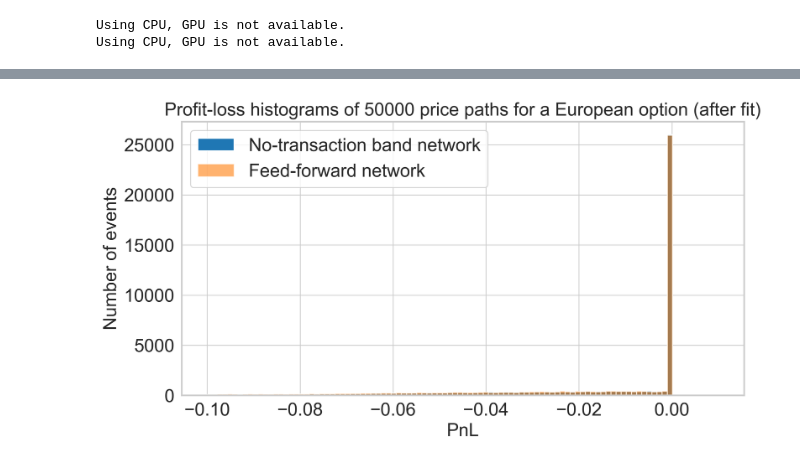
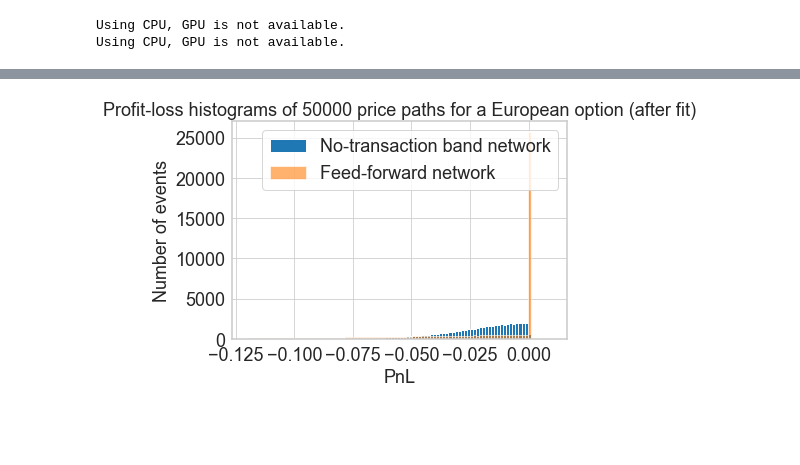
Before and after one commit to YUNYANSONG/master_thesis, a Jupyter notebook: rNN_no_transaction_band.ipynb, the cells around one changed output, grey strips where cells are left out. Cells and saved outputs as stored; diff of their text form; code cells hidden in the pictures; blank space fills up the shorter version.

```diff
--- a/rNN_no_transaction_band.ipynb
+++ b/rNN_no_transaction_band.ipynb
@@ -204 +199,3 @@ pnl_ntb_bs = compute_profit_and_loss(hedging_model=rnn_ntb_bs,payoff=european_op
+# %%
+COST = 1e-3
 # %%
@@ -274,30 +280,30 @@ plt.show()
 # %%
 
 pnl_ntb = compute_profit_and_loss(rnn_ntb_bs, european_option_payoff, cost=COST)
 pnl_ffn = compute_profit_and_loss(rnn_bs, european_option_payoff, cost=COST)
 
 
 plt.figure()
 plt.hist(
     to_numpy(pnl_ntb),
     bins=100,
-    range=(-0.1, 0.01),
+    range=(-0.12, 0.01),
     alpha=1,
     label=["No-transaction band network"]
 )
 plt.hist(
     to_numpy(pnl_ffn),
     bins=100,
-    range=(-0.1, 0.01),
+    range=(-0.12, 0.01),
     alpha=0.6,
     label="Feed-forward network",
 )
 plt.title(
     "Profit-loss histograms of 50000 price paths for a European option (after fit)"
 )
 plt.xlabel("PnL")
 plt.ylabel("Number of events")
 plt.legend()
 plt.show()
 # %% [output]
-[figure, old version]
+[figure, new version]
```
Also changed, not shown: parts of 14 cells of this notebook, 3 other files.
